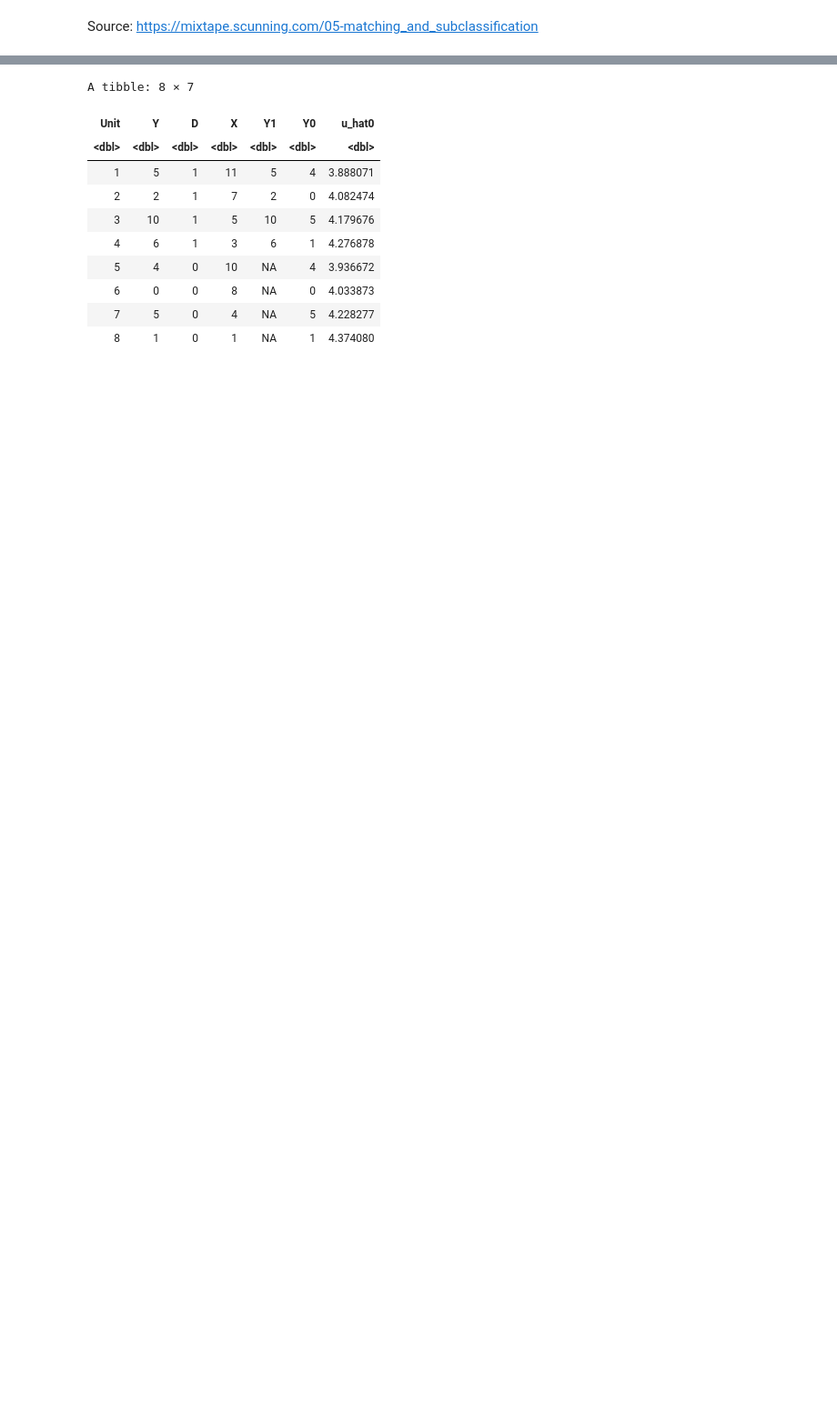
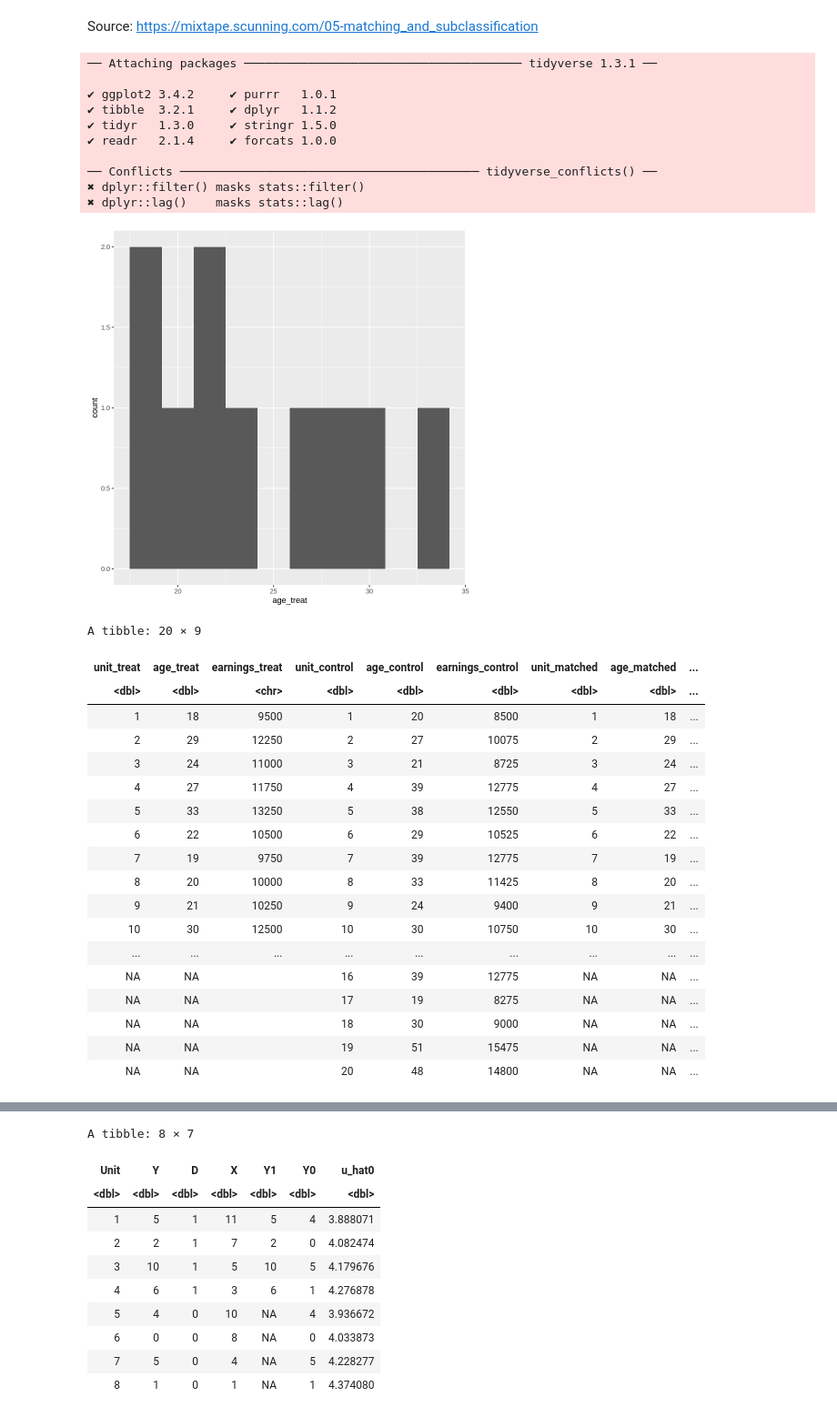
Before and after one commit to pacayton/Causal_Inference_Sessions, a Jupyter notebook: Matching_with_R.ipynb, the cells around one changed output, grey strips where cells are left out. Shown at 91% size. Cells and saved outputs as stored; diff of their text form; code cells hidden in the pictures; blank space fills up the shorter version.

```diff
--- a/Matching_with_R.ipynb
+++ b/Matching_with_R.ipynb
@@ -5,22 +5,55 @@ Source: https://mixtape.scunning.com/05-matching_and_subclassification
 # %%
 ## Training Data Example for Exact Matching
 
 library(tidyverse)
 library(haven)
 
 read_data <- function(df)
 {
   full_path <- paste("https://github.com/scunning1975/mixtape/raw/master/",
                      df, sep = "")
   df <- read_dta(full_path)
   return(df)
 }
 
 training_example <- read_data("training_example.dta") %>%
   slice(1:20)
 
 ggplot(training_example, aes(x=age_treat)) +
   stat_bin(bins = 10, na.rm = TRUE)
 
 ggplot(training_example, aes(x=age_control)) +
   geom_histogram(bins = 10, na.rm = TRUE)
+
+(training_example)
+# %% [output]
+── Attaching packages ─────────────────────────────────────── tidyverse 1.3.1 ──
+
+✔ ggplot2 3.4.2     ✔ purrr   1.0.1
+✔ tibble  3.2.1     ✔ dplyr   1.1.2
+✔ tidyr   1.3.0     ✔ stringr 1.5.0
+✔ readr   2.1.4     ✔ forcats 1.0.0
+
+── Conflicts ────────────────────────────────────────── tidyverse_conflicts() ──
+✖ dplyr::filter() masks stats::filter()
+✖ dplyr::lag()    masks stats::lag()
+[figure, added]
+A tibble: 20 × 9
+| unit_treat | age_treat | earnings_treat | unit_control | age_control | earnings_control | unit_matched | age_matched | ... |
+| <dbl> | <dbl> | <chr> | <dbl> | <dbl> | <dbl> | <dbl> | <dbl> | ... |
+| 1 | 18 | 9500 | 1 | 20 | 8500 | 1 | 18 | ... |
+| 2 | 29 | 12250 | 2 | 27 | 10075 | 2 | 29 | ... |
+| 3 | 24 | 11000 | 3 | 21 | 8725 | 3 | 24 | ... |
+| 4 | 27 | 11750 | 4 | 39 | 12775 | 4 | 27 | ... |
+| 5 | 33 | 13250 | 5 | 38 | 12550 | 5 | 33 | ... |
+| 6 | 22 | 10500 | 6 | 29 | 10525 | 6 | 22 | ... |
+| 7 | 19 | 9750 | 7 | 39 | 12775 | 7 | 19 | ... |
+| 8 | 20 | 10000 | 8 | 33 | 11425 | 8 | 20 | ... |
+| 9 | 21 | 10250 | 9 | 24 | 9400 | 9 | 21 | ... |
+| 10 | 30 | 12500 | 10 | 30 | 10750 | 10 | 30 | ... |
+| ... | ... | ... | ... | ... | ... | ... | ... | ... |
+| NA | NA |  | 16 | 39 | 12775 | NA | NA | ... |
+| NA | NA |  | 17 | 19 | 8275 | NA | NA | ... |
+| NA | NA |  | 18 | 30 | 9000 | NA | NA | ... |
+| NA | NA |  | 19 | 51 | 15475 | NA | NA | ... |
+| NA | NA |  | 20 | 48 | 14800 | NA | NA | ... |
```
Also changed, not shown: parts of 8 cells of this notebook.
